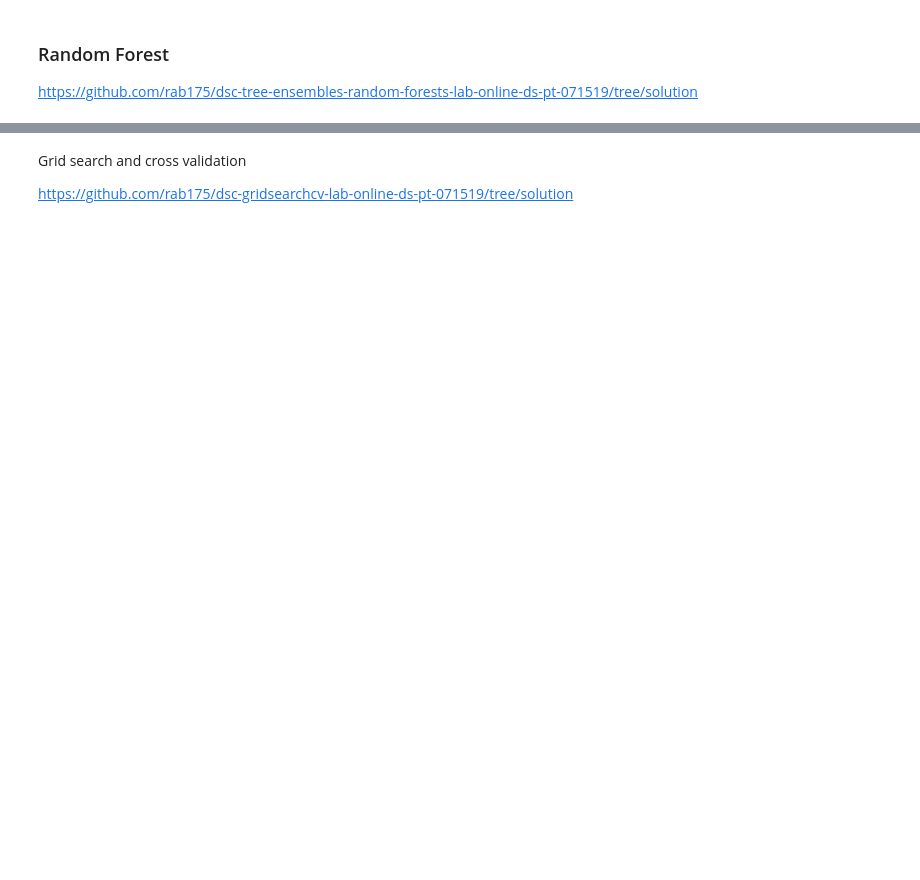
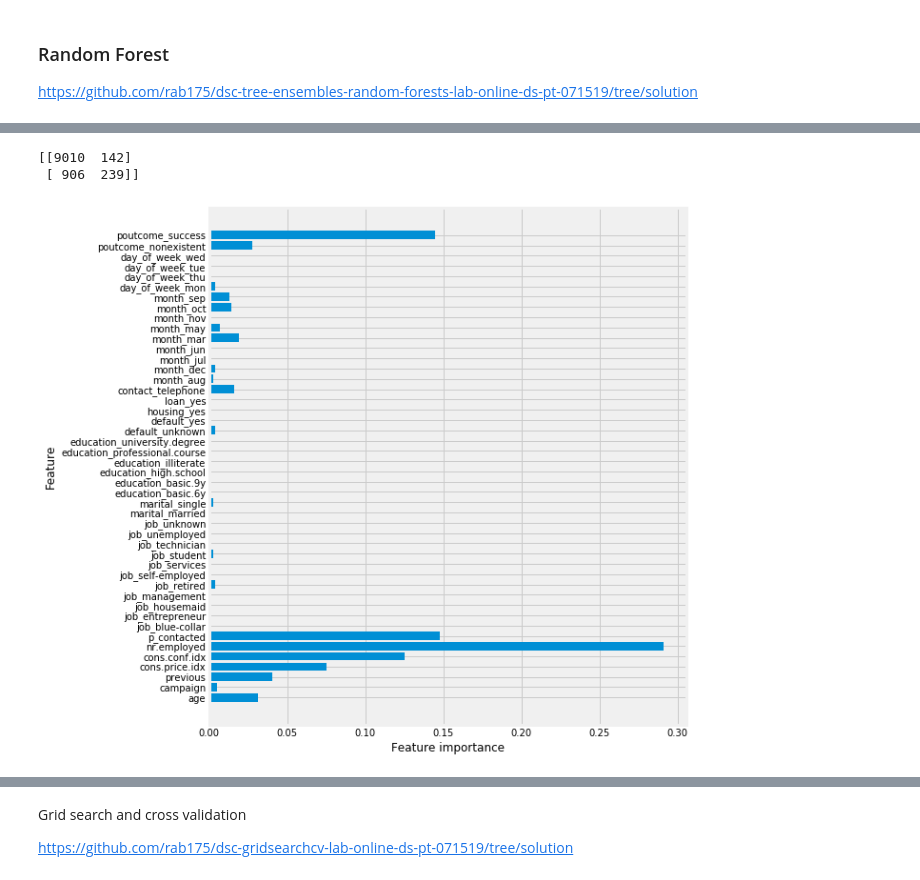
Before and after one commit to JaHerbas/bank-marketing-classification, a Jupyter notebook: Mod5_Project_Bank_Marketing_Classifier.ipynb, the cells around one changed output, grey strips where cells are left out. Drawn from its saved outputs; the diff is of its cells as text; code cells hidden in the pictures; blank space fills up the shorter version.

```diff
--- a/Mod5_Project_Bank_Marketing_Classifier.ipynb
+++ b/Mod5_Project_Bank_Marketing_Classifier.ipynb
@@ -1223,0 +1388,9 @@ F1 Score: 0.28492392807745504
+# %%
+print(confusion_matrix(y_test, forest.predict(scaled_data_test)))
+# %% [output]
+[[9010  142]
+ [ 906  239]]
+# %%
+plot_feature_importances(forest)
+# %% [output]
+[figure, added]
```
Also changed, not shown: parts of 99 cells of this notebook.
